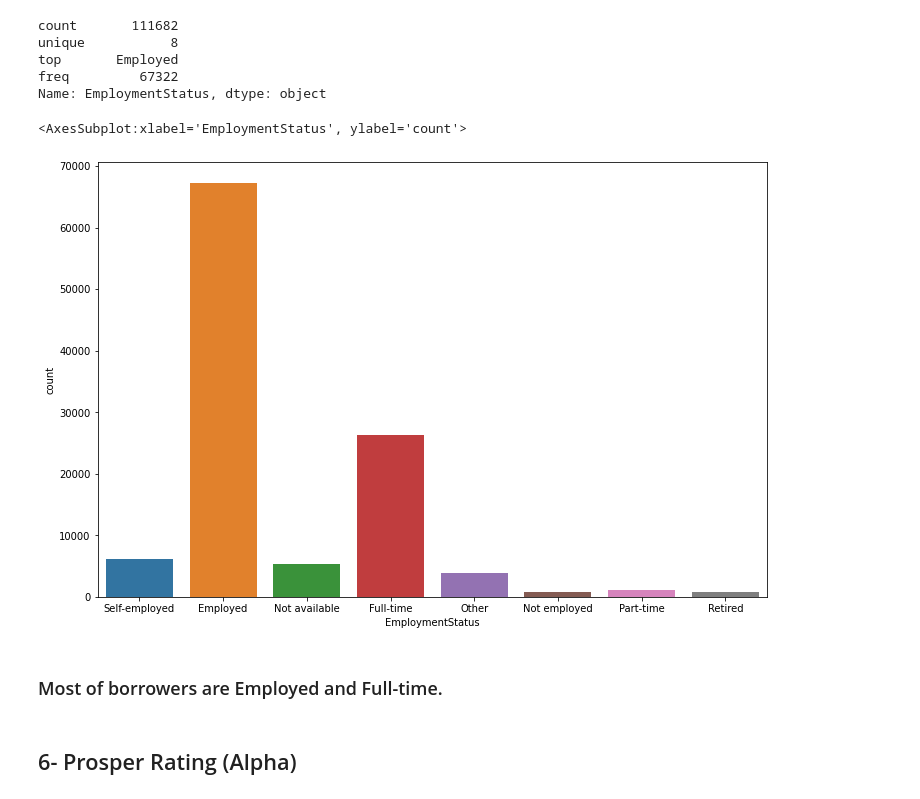
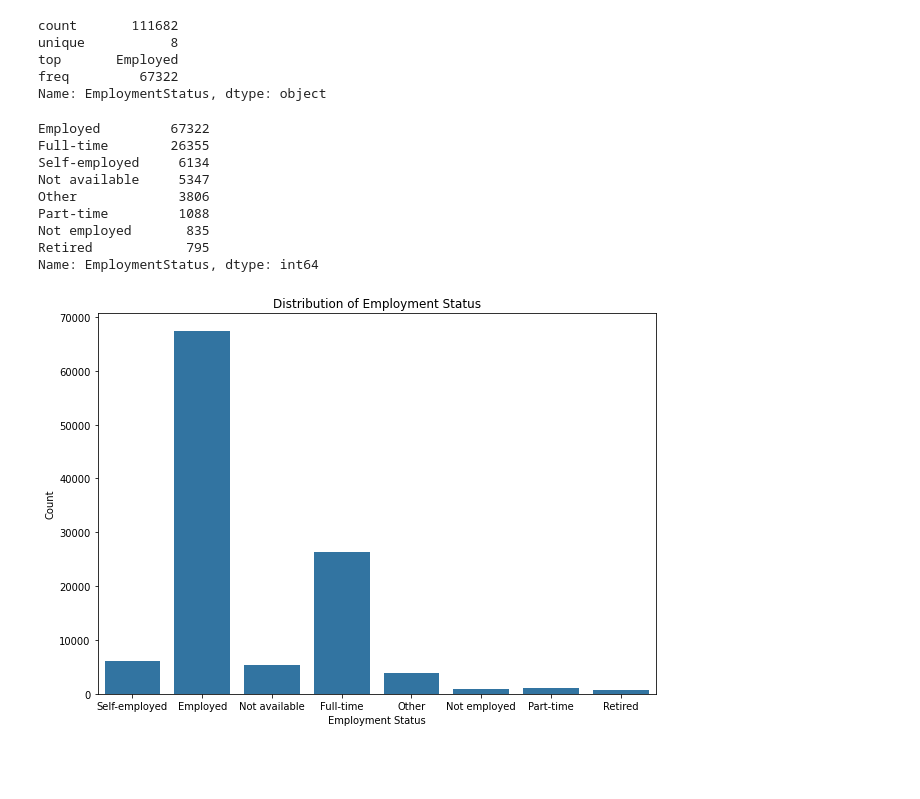
Before and after one commit to Mohamed-Salem-Ali/Data-Visualization-Prosper-Loan, a Jupyter notebook: Propser Loan Data Exploration .ipynb, the cells around one changed output. Drawn from its saved outputs; the diff is of its cells as text; code cells hidden in the pictures; blank space fills up the shorter version.

```diff
--- a/Propser Loan Data Exploration .ipynb
+++ b/Propser Loan Data Exploration .ipynb
@@ -202,10 +228,20 @@ Name: EmploymentStatus, dtype: object
+# %%
+ES.value_counts()
+# %% [output]
+Employed         67322
+Full-time        26355
+Self-employed     6134
+Not available     5347
+Other             3806
+Part-time         1088
+Not employed       835
+Retired            795
+Name: EmploymentStatus, dtype: int64
 # %%
-plt.figure(figsize=[12,8])
-sb.countplot(data=df , x = 'EmploymentStatus')
+plt.figure(figsize=[10,7])
+sb.countplot(data=df , x = 'EmploymentStatus', color=sb.color_palette()[0])
+plt.xlabel('Employment Status')
+plt.ylabel('Count')
+plt.title('Distribution of Employment Status');
 # %% [output]
-<AxesSubplot:xlabel='EmploymentStatus', ylabel='count'>
-[figure, old version]
+[figure, new version]
-# %% [markdown]
-### Most of borrowers are Employed and Full-time.
-# %% [markdown]
-## 6- Prosper Rating (Alpha)
```
Also changed, not shown: parts of 82 cells of this notebook, 2 other files.
